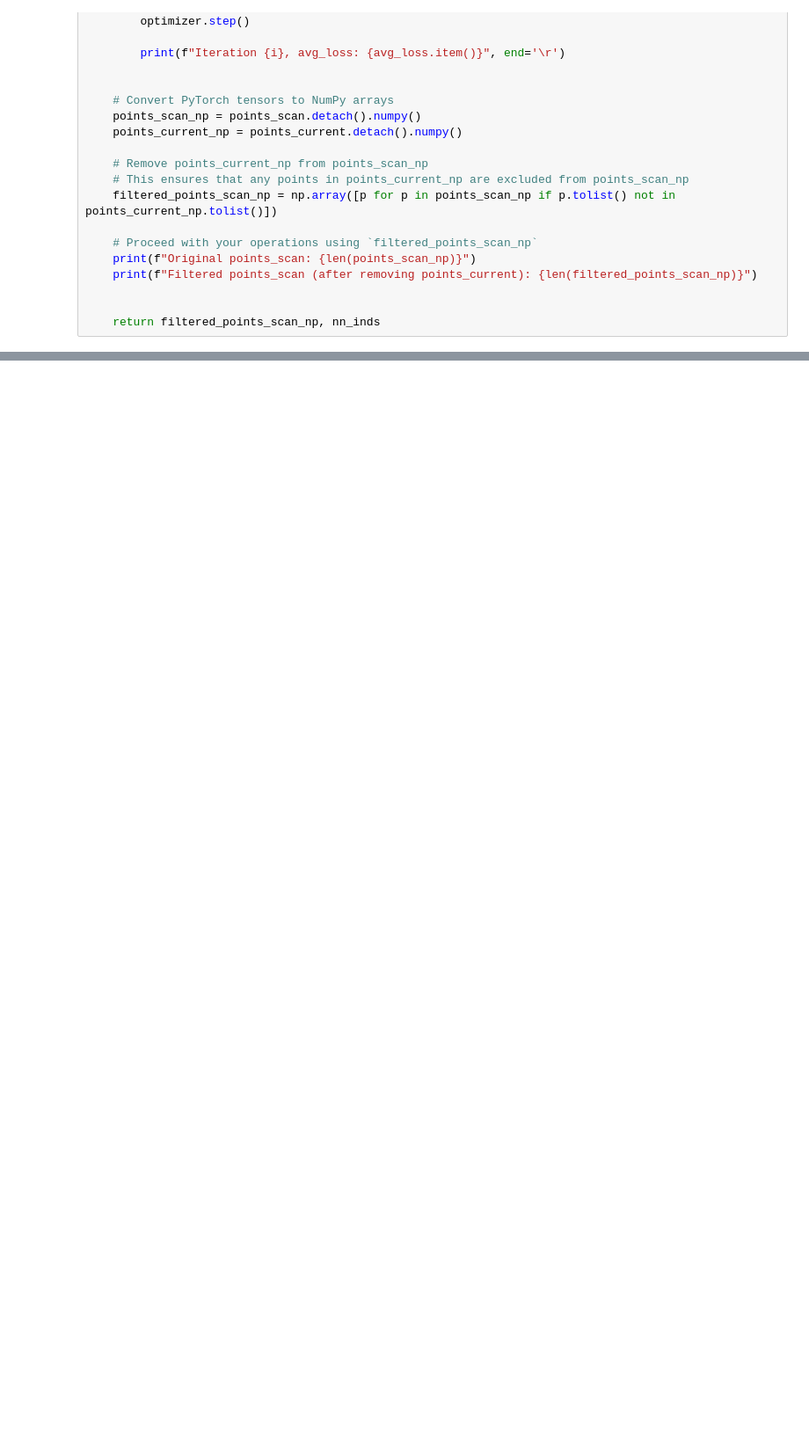
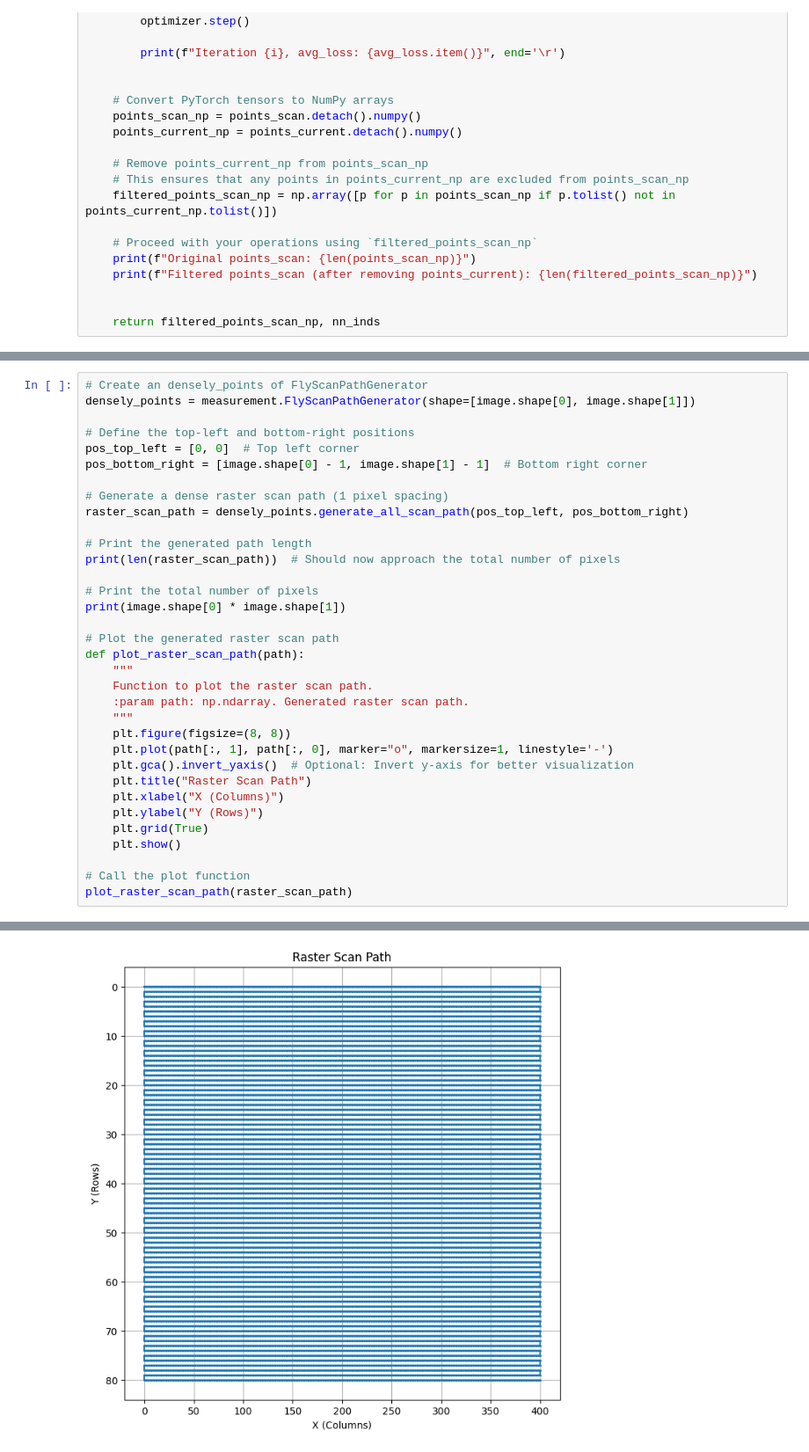
Before and after one commit to YuLu2096/fly_scan, a Jupyter notebook: main_code.ipynb, the cells around one changed output, grey strips where cells are left out. Shown at 88% size. Drawn from its saved outputs; the diff is of its cells as text; blank space fills up the shorter version.

```diff
--- a/main_code.ipynb
+++ b/main_code.ipynb
@@ -802,0 +398,35 @@ The combined filtered initial and optimal points represent 14.52% of the total p
+# %%
+# Create an densely_points of FlyScanPathGenerator
+densely_points = measurement.FlyScanPathGenerator(shape=[image.shape[0], image.shape[1]])
+
+# Define the top-left and bottom-right positions
+pos_top_left = [0, 0]  # Top left corner
+pos_bottom_right = [image.shape[0] - 1, image.shape[1] - 1]  # Bottom right corner
+
+# Generate a dense raster scan path (1 pixel spacing)
+raster_scan_path = densely_points.generate_all_scan_path(pos_top_left, pos_bottom_right)
+
+# Print the generated path length
+print(len(raster_scan_path))  # Should now approach the total number of pixels
+
+# Print the total number of pixels
+print(image.shape[0] * image.shape[1])
+
+# Plot the generated raster scan path
+def plot_raster_scan_path(path):
+    """
+    Function to plot the raster scan path.
+    :param path: np.ndarray. Generated raster scan path.
+    """
+    plt.figure(figsize=(8, 8))
+    plt.plot(path[:, 1], path[:, 0], marker="o", markersize=1, linestyle='-')
+    plt.gca().invert_yaxis()  # Optional: Invert y-axis for better visualization
+    plt.title("Raster Scan Path")
+    plt.xlabel("X (Columns)")
+    plt.ylabel("Y (Rows)")
+    plt.grid(True)
+    plt.show()
+
+# Call the plot function
+plot_raster_scan_path(raster_scan_path)
+# %% [output]
@@ -802,0 +435 @@ The combined filtered initial and optimal points represent 14.52% of the total p
+[figure, added]
```
Also changed, not shown: parts of 18 cells of this notebook.
